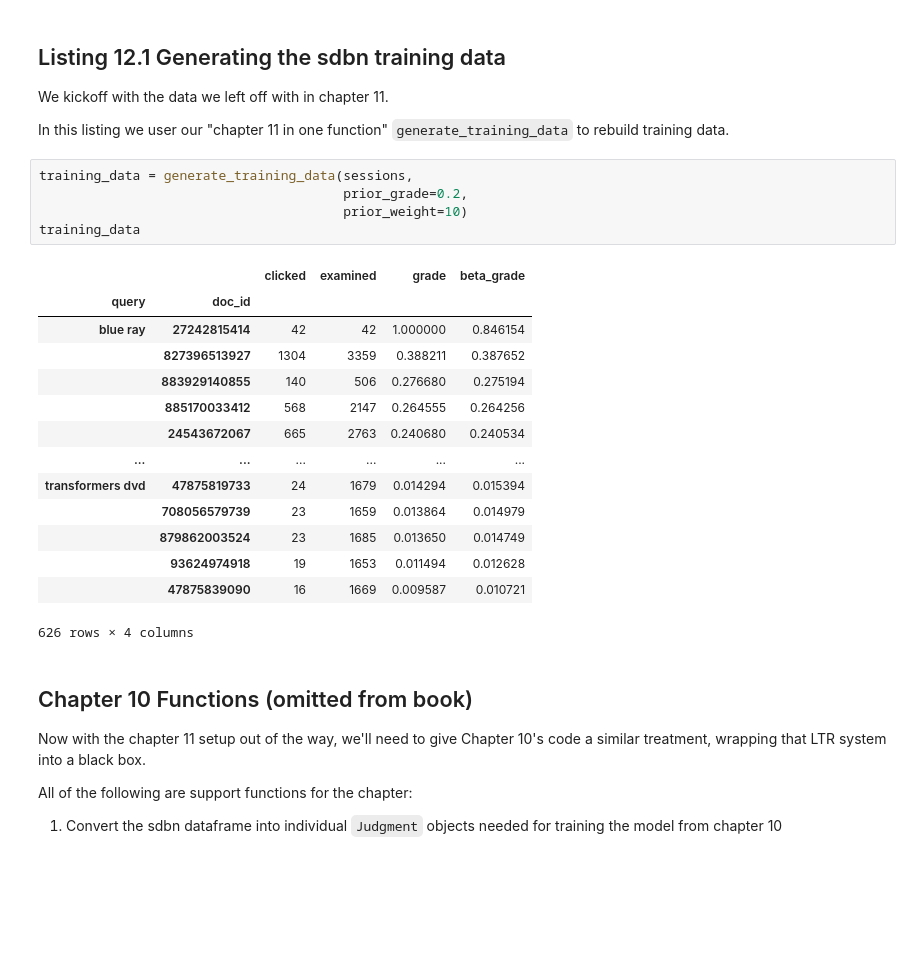
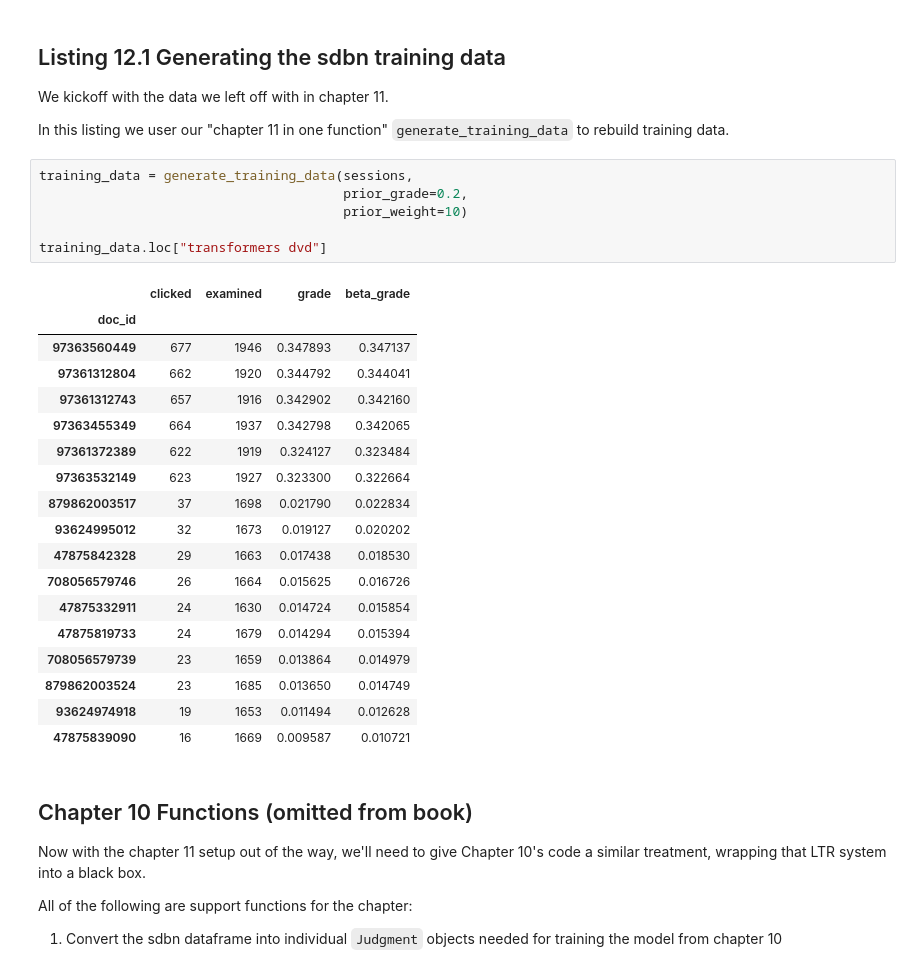
Before and after one commit to treygrainger/ai-powered-search, a Jupyter notebook: chapters/ch12/1.ab-testing-to-active-learning.ipynb, the cells around one changed output. Saved outputs shown, nothing was run; the diff lists cells and outputs as text; blank space fills up the shorter version.

Commit message:
- Ch12: All examples correct and in line with manuscript's examples - Ch12: Fixes bug with session exploration generation - Ch12: Removes scaling of judgment grades

```diff
--- a/chapters/ch12/1.ab-testing-to-active-learning.ipynb
+++ b/chapters/ch12/1.ab-testing-to-active-learning.ipynb
@@ -255,23 +255,28 @@ In this listing we user our "chapter 11 in one function" `generate_training_data
 # %%
 training_data = generate_training_data(sessions,
                                        prior_grade=0.2,
                                        prior_weight=10)
-training_data
+
+training_data.loc["transformers dvd"]
 # %% [output]
-|  |  | clicked | examined | grade | beta_grade |
-| query | doc_id |  |  |  |  |
-| blue ray | 27242815414 | 42 | 42 | 1.000000 | 0.846154 |
-|  | 827396513927 | 1304 | 3359 | 0.388211 | 0.387652 |
-|  | 883929140855 | 140 | 506 | 0.276680 | 0.275194 |
-|  | 885170033412 | 568 | 2147 | 0.264555 | 0.264256 |
-|  | 24543672067 | 665 | 2763 | 0.240680 | 0.240534 |
-| ... | ... | ... | ... | ... | ... |
-| transformers dvd | 47875819733 | 24 | 1679 | 0.014294 | 0.015394 |
-|  | 708056579739 | 23 | 1659 | 0.013864 | 0.014979 |
-|  | 879862003524 | 23 | 1685 | 0.013650 | 0.014749 |
-|  | 93624974918 | 19 | 1653 | 0.011494 | 0.012628 |
-|  | 47875839090 | 16 | 1669 | 0.009587 | 0.010721 |
+|  | clicked | examined | grade | beta_grade |
+| doc_id |  |  |  |  |
+| 97363560449 | 677 | 1946 | 0.347893 | 0.347137 |
+| 97361312804 | 662 | 1920 | 0.344792 | 0.344041 |
+| 97361312743 | 657 | 1916 | 0.342902 | 0.342160 |
+| 97363455349 | 664 | 1937 | 0.342798 | 0.342065 |
+| 97361372389 | 622 | 1919 | 0.324127 | 0.323484 |
+| 97363532149 | 623 | 1927 | 0.323300 | 0.322664 |
+| 879862003517 | 37 | 1698 | 0.021790 | 0.022834 |
+| 93624995012 | 32 | 1673 | 0.019127 | 0.020202 |
+| 47875842328 | 29 | 1663 | 0.017438 | 0.018530 |
+| 708056579746 | 26 | 1664 | 0.015625 | 0.016726 |
+| 47875332911 | 24 | 1630 | 0.014724 | 0.015854 |
+| 47875819733 | 24 | 1679 | 0.014294 | 0.015394 |
+| 708056579739 | 23 | 1659 | 0.013864 | 0.014979 |
+| 879862003524 | 23 | 1685 | 0.013650 | 0.014749 |
+| 93624974918 | 19 | 1653 | 0.011494 | 0.012628 |
+| 47875839090 | 16 | 1669 | 0.009587 | 0.010721 |
-626 rows × 4 columns
 # %% [markdown]
 ## Chapter 10 Functions (omitted from book)
 
```
Also changed, not shown: parts of 24 cells of this notebook, 5 other files.
